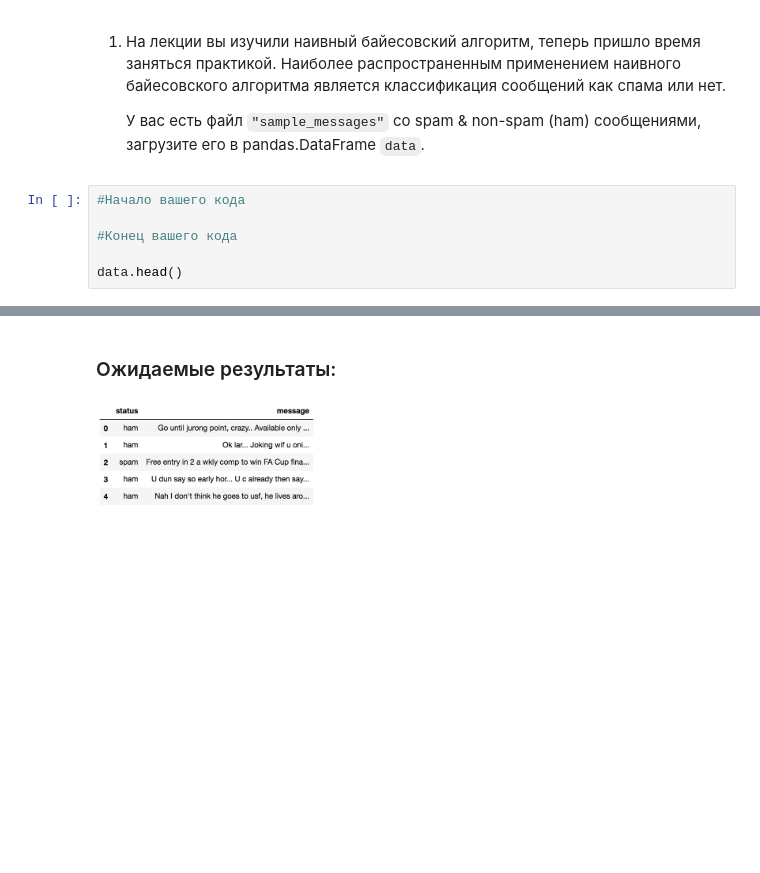
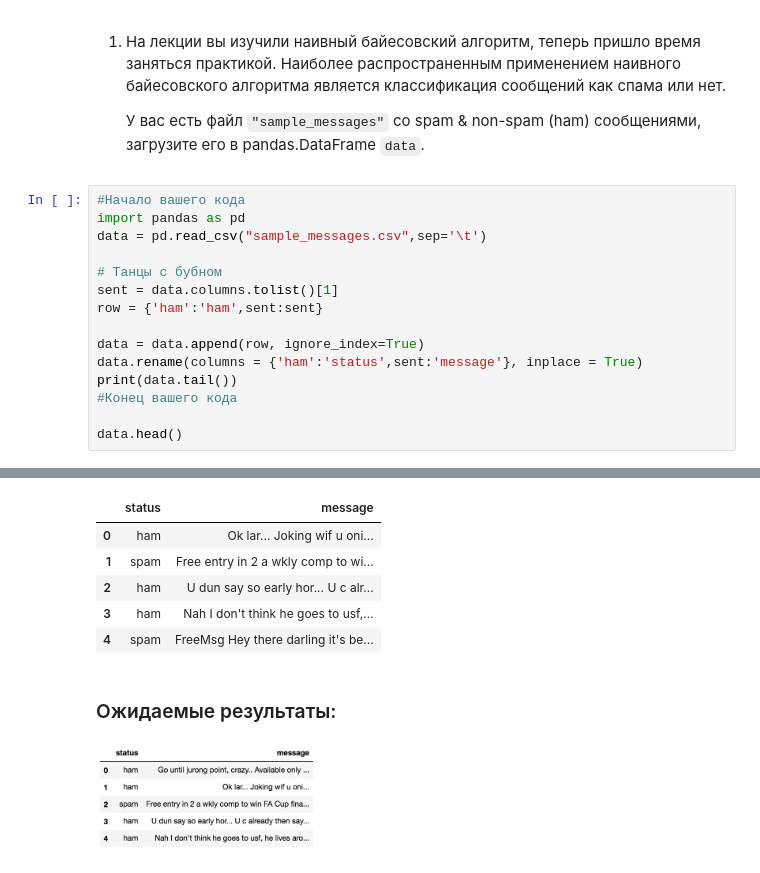
Before and after one commit to Nutamy/mitapp, a Jupyter notebook: 03_hw_07_07.ipynb, the cells around one changed output, grey strips where cells are left out. Cells and saved outputs as stored; diff of their text form; blank space fills up the shorter version.

````diff
--- a/03_hw_07_07.ipynb
+++ b/03_hw_07_07.ipynb
@@ -21,9 +21,19 @@ p_tails = 1 / (2**1) # Хороший пример решения
 1. На лекции вы изучили наивный байесовский алгоритм, теперь пришло время заняться практикой. Наиболее распространенным применением наивного байесовского алгоритма является классификация сообщений как спама или нет.
 
     У вас есть файл ```"sample_messages"``` со spam & non-spam (ham) сообщениями, загрузите его в pandas.DataFrame ```data```.
-# %%
-#Начало вашего кода
-
-#Конец вашего кода
-
-data.head()
+# %%
+#Начало вашего кода
+import pandas as pd
+data = pd.read_csv("sample_messages.csv",sep='\t')
+
+# Танцы с бубном
+sent = data.columns.tolist()[1]
+row = {'ham':'ham',sent:sent}
+
+data = data.append(row, ignore_index=True)
+data.rename(columns = {'ham':'status',sent:'message'}, inplace = True)
+print(data.tail())
+#Конец вашего кода
+
+data.head()
+# %% [output]
@@ -30,3 +46,9 @@ data.head()
+|  | status | message |
+| 0 | ham | Ok lar... Joking wif u oni... |
+| 1 | spam | Free entry in 2 a wkly comp to wi... |
+| 2 | ham | U dun say so early hor... U c alr... |
+| 3 | ham | Nah I don't think he goes to usf,... |
+| 4 | spam | FreeMsg Hey there darling it's be... |
 # %% [markdown]
 ### Ожидаемые результаты:
 
````
Also changed, not shown: parts of 13 cells of this notebook.
